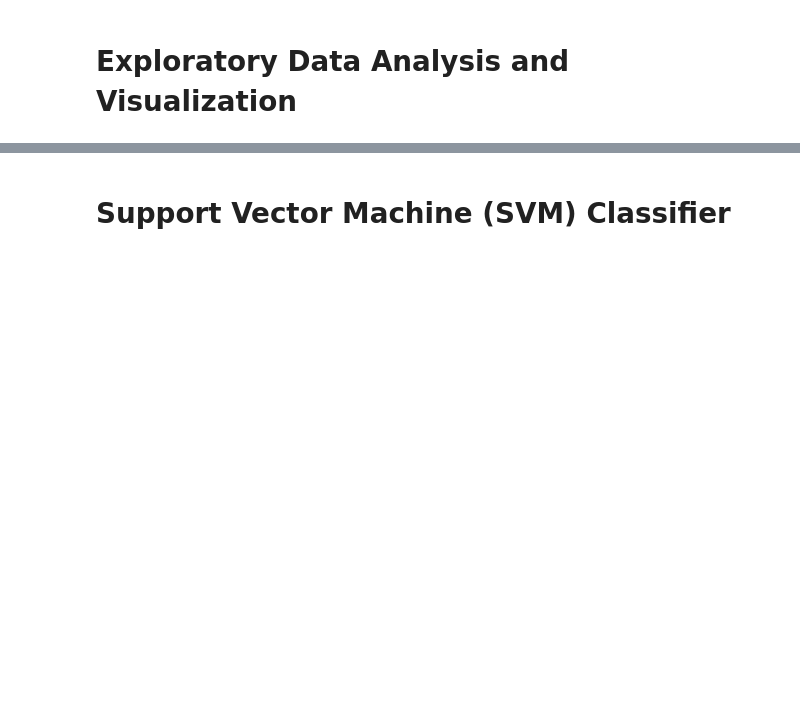
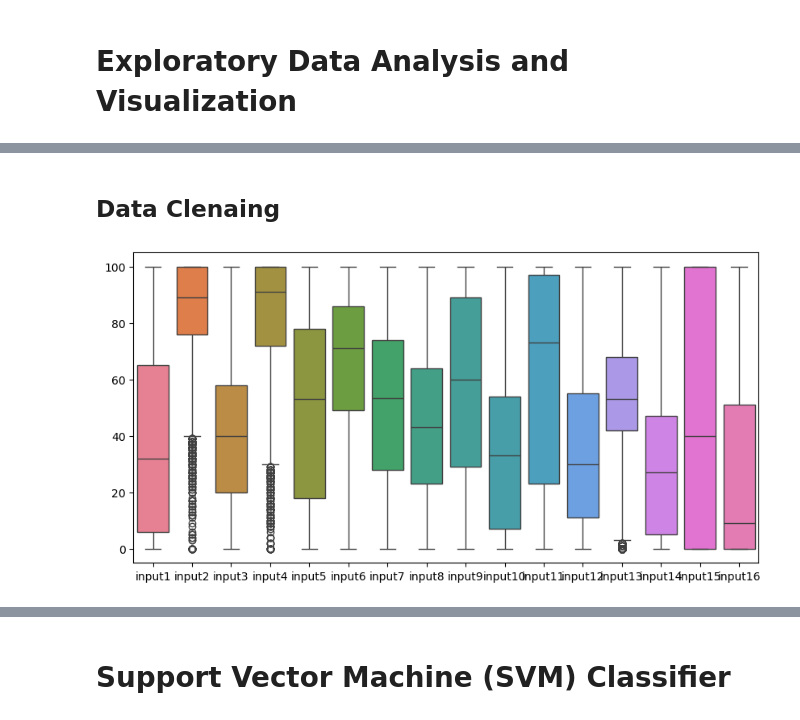
Before and after one commit to TKasanova/Machine_Learning_PROJECTS, a Jupyter notebook: Decision Tree (DT), Support Vector Machines (SVM) ve Random Forest (RF)/Capstone Project-5 Student (Hand_Written_Digits).ipynb, the cells around one changed output, grey strips where cells are left out. Cells and saved outputs as stored; diff of their text form; code cells hidden in the pictures; blank space fills up the shorter version.

```diff
--- a/Decision Tree (DT), Support Vector Machines (SVM) ve Random Forest (RF)/Capstone Project-5 Student (Hand_Written_Digits).ipynb
+++ b/Decision Tree (DT), Support Vector Machines (SVM) ve Random Forest (RF)/Capstone Project-5 Student (Hand_Written_Digits).ipynb
@@ -10,2 +10,28 @@ Data reference link : https://datahub.io/machine-learning/pendigits#readme
 # %% [markdown]
 # Exploratory Data Analysis and Visualization
+# %%
+import pandas as pd
+import numpy as np
+import matplotlib.pyplot as plt
+import seaborn as sns
+import cufflinks as cf  # !pip install cufflinks
+
+import plotly.graph_objects as go
+
+from plotly.offline import download_plotlyjs, init_notebook_mode, plot, iplot
+
+init_notebook_mode(connected=True)
+cf.go_offline()
+
+pd.set_option('display.max_rows', 1000)
+pd.set_option('display.max_columns', 1000)
+pd.set_option('display.width', 1000)
+pd.options.display.float_format = '{:.3f}'.format
+plt.rcParams["figure.figsize"] = (9, 5)
+
+import warnings
+
+warnings.filterwarnings('ignore')
+# %%
+df0 = pd.read_csv("pendigits_txt.csv")
+df = df0.copy()
@@ -11,0 +223,8 @@ Data reference link : https://datahub.io/machine-learning/pendigits#readme
+# %% [markdown]
+## Data Clenaing
+# %%
+plt.figure(figsize = (10,5))
+sns.boxplot(data = df.drop("class", axis = 1))
+plt.show()
+# %% [output]
+[figure, added]
```
Also changed, not shown: parts of 29 cells of this notebook.
